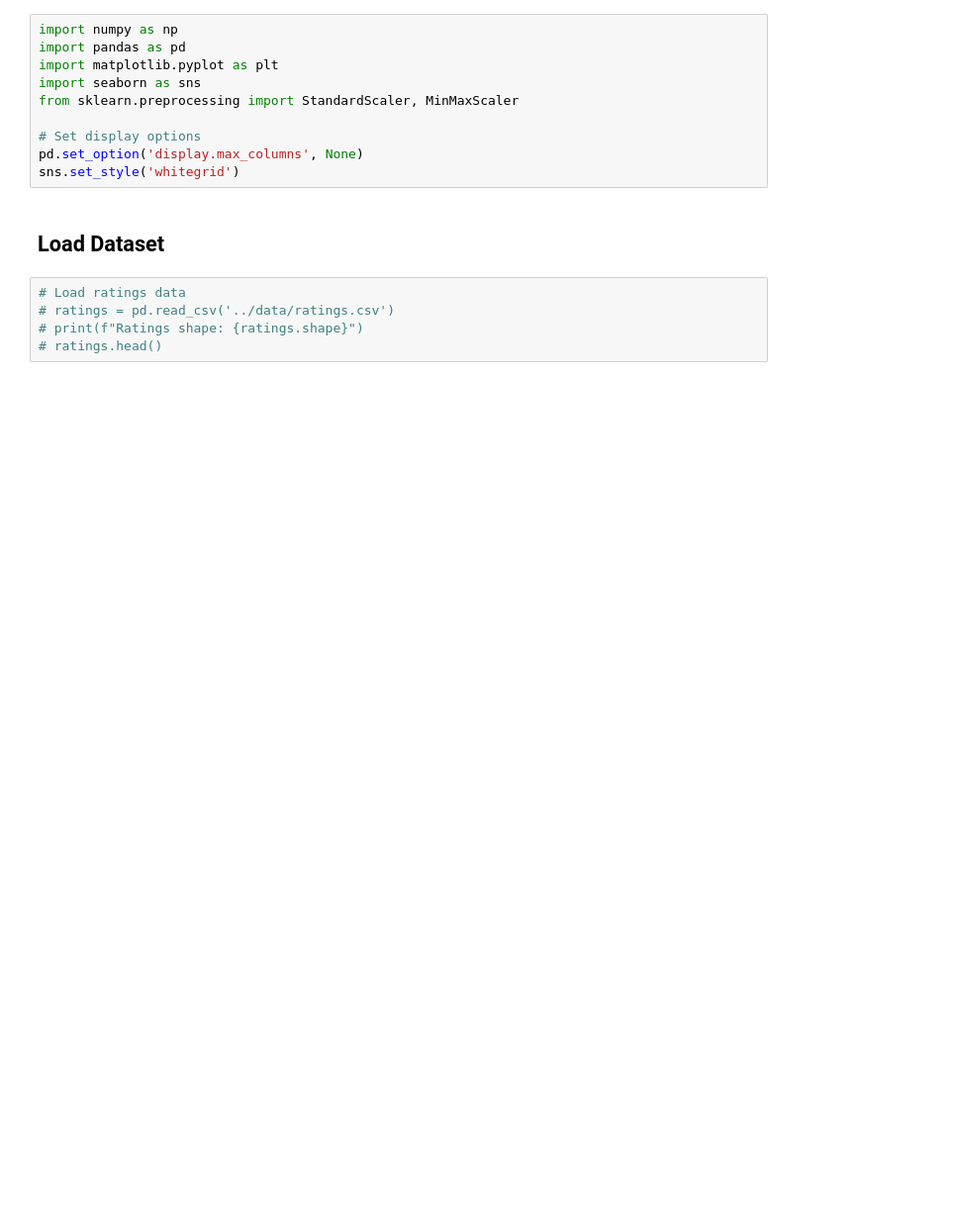
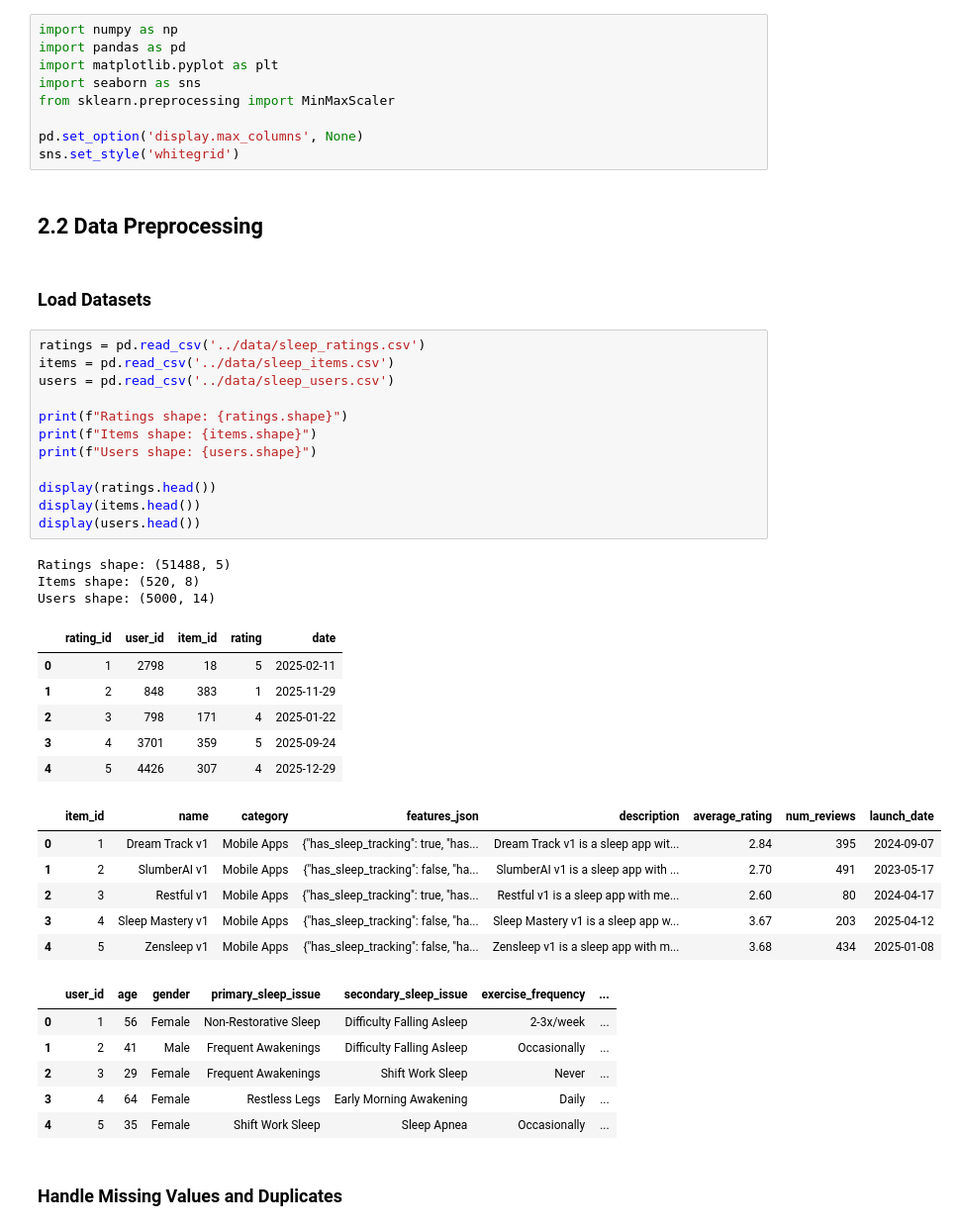
Before and after one commit to OsamaElswesy/IRS-Project-, a Jupyter notebook: AIE425_FinalProject_Group 11/AIE425_Intelligent Recommender Systems/SECTION2_Sleep Quality Improvement Recommendation Engine/code/data_preprocessing.ipynb, the cells around one changed output. Shown at 99% size. Cells and saved outputs as stored; diff of their text form; blank space fills up the shorter version.

```diff
--- a/AIE425_FinalProject_Group 11/AIE425_Intelligent Recommender Systems/SECTION2_Sleep Quality Improvement Recommendation Engine/code/data_preprocessing.ipynb
+++ b/AIE425_FinalProject_Group 11/AIE425_Intelligent Recommender Systems/SECTION2_Sleep Quality Improvement Recommendation Engine/code/data_preprocessing.ipynb
@@ -7,15 +7,47 @@ import numpy as np
 import pandas as pd
 import matplotlib.pyplot as plt
 import seaborn as sns
-from sklearn.preprocessing import StandardScaler, MinMaxScaler
+from sklearn.preprocessing import MinMaxScaler
 
-# Set display options
 pd.set_option('display.max_columns', None)
 sns.set_style('whitegrid')
+# %% [markdown]
+## 2.2 Data Preprocessing
 # %% [markdown]
-## Load Dataset
+### Load Datasets
-# %%
-# Load ratings data
-# ratings = pd.read_csv('../data/ratings.csv')
-# print(f"Ratings shape: {ratings.shape}")
-# ratings.head()
+# %%
+ratings = pd.read_csv('../data/sleep_ratings.csv')
+items = pd.read_csv('../data/sleep_items.csv')
+users = pd.read_csv('../data/sleep_users.csv')
+
+print(f"Ratings shape: {ratings.shape}")
+print(f"Items shape: {items.shape}")
+print(f"Users shape: {users.shape}")
+
+display(ratings.head())
+display(items.head())
+display(users.head())
+# %% [output]
+Ratings shape: (51488, 5)
+Items shape: (520, 8)
+Users shape: (5000, 14)
+|  | rating_id | user_id | item_id | rating | date |
+| 0 | 1 | 2798 | 18 | 5 | 2025-02-11 |
+| 1 | 2 | 848 | 383 | 1 | 2025-11-29 |
+| 2 | 3 | 798 | 171 | 4 | 2025-01-22 |
+| 3 | 4 | 3701 | 359 | 5 | 2025-09-24 |
+| 4 | 5 | 4426 | 307 | 4 | 2025-12-29 |
+|  | item_id | name | category | features_json | description | average_rating | num_reviews | launch_date |
+| 0 | 1 | Dream Track v1 | Mobile Apps | {"has_sleep_tracking": true, "has... | Dream Track v1 is a sleep app wit... | 2.84 | 395 | 2024-09-07 |
+| 1 | 2 | SlumberAI v1 | Mobile Apps | {"has_sleep_tracking": false, "ha... | SlumberAI v1 is a sleep app with ... | 2.70 | 491 | 2023-05-17 |
+| 2 | 3 | Restful v1 | Mobile Apps | {"has_sleep_tracking": true, "has... | Restful v1 is a sleep app with me... | 2.60 | 80 | 2024-04-17 |
+| 3 | 4 | Sleep Mastery v1 | Mobile Apps | {"has_sleep_tracking": false, "ha... | Sleep Mastery v1 is a sleep app w... | 3.67 | 203 | 2025-04-12 |
+| 4 | 5 | Zensleep v1 | Mobile Apps | {"has_sleep_tracking": false, "ha... | Zensleep v1 is a sleep app with m... | 3.68 | 434 | 2025-01-08 |
+|  | user_id | age | gender | primary_sleep_issue | secondary_sleep_issue | exercise_frequency | ... |
+| 0 | 1 | 56 | Female | Non-Restorative Sleep | Difficulty Falling Asleep | 2-3x/week | ... |
+| 1 | 2 | 41 | Male | Frequent Awakenings | Difficulty Falling Asleep | Occasionally | ... |
+| 2 | 3 | 29 | Female | Frequent Awakenings | Shift Work Sleep | Never | ... |
+| 3 | 4 | 64 | Female | Restless Legs | Early Morning Awakening | Daily | ... |
+| 4 | 5 | 35 | Female | Shift Work Sleep | Sleep Apnea | Occasionally | ... |
+# %% [markdown]
+### Handle Missing Values and Duplicates
```
Also changed, not shown: parts of 21 cells of this notebook, 36 other files.
